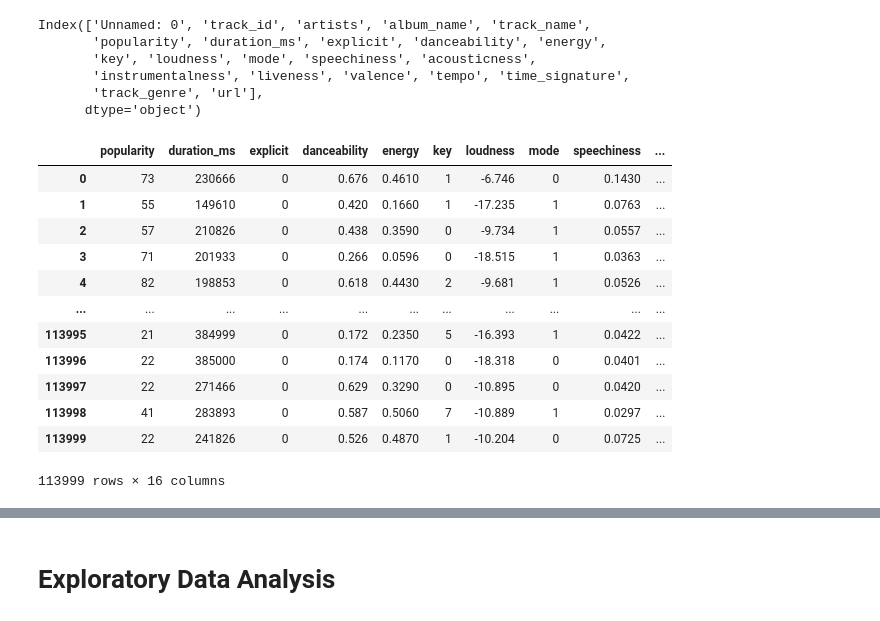
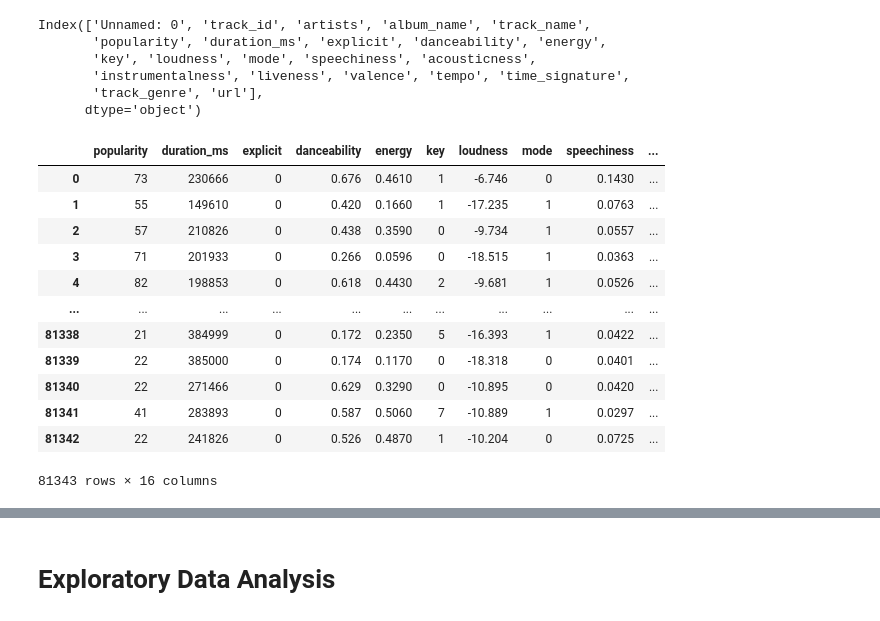
Before and after one commit to Mateoo18/Recommendation-System-Spotify, a Jupyter notebook: main.ipynb, the cells around one changed output, grey strips where cells are left out. Drawn from its saved outputs; the diff is of its cells as text; code cells hidden in the pictures.

```diff
--- a/main.ipynb
+++ b/main.ipynb
@@ -107,14 +112,14 @@ results = []
 track_ids = data['track_id'].tolist()
 url_mapping = {}  # Mapa track_id -> url
 
-for i in range(110602, len(track_ids), batch_size):
-    batch = track_ids[i:i + batch_size] # Pobierz kolejną partię track_id
+for i in range(0, len(track_ids), batch_size):
+    batch = track_ids[i:i + batch_size]
     print(f"Processing batch {i // batch_size + 1} with {len(batch)} tracks...")
     batch_results = get_tracks_urls(batch)
     for track_id, url in batch_results.items():
         data.loc[data['track_id'] == track_id, 'url'] = url
     print(f"Processed {len(batch_results)} records so far. Waiting for 30 seconds...")
-    time.sleep(0.4)  # Opóźnienie między partiami
+    time.sleep(0.4)
 
 
 print("URLs added to the DataFrame!")
@@ -139,3 +158,2 @@ URLs added to the DataFrame!
 # %%
-data.to_csv("csv_with_urls.csv", index=False)
-df=pd.read_csv("csv_with_urls.csv")
+df=pd.read_csv("csv_with_URL_1.csv")
@@ -190,21 +205,25 @@ for i,genre in enumerate(set_track_genre, start=1):
 df['track_genre_number']=df['track_genre'].map(map_track_genre)
 # %%
 df['explicit']=df['explicit'].astype('int')
+# %%
+df.drop_duplicates(subset=['track_name', 'artists'],inplace=True)
+df.drop(['Unnamed: 0'],axis=1,inplace=True)
+df.reset_index(drop=True,inplace=True)
 # %%
 numeric_data=df.select_dtypes(include=['int64','float64'])
-numeric_data.drop(['Unnamed: 0'],axis=1,inplace=True)
+#numeric_data.drop(['Unnamed: 0'],axis=1,inplace=True)
 numeric_data
 # %% [output]
 |  | popularity | duration_ms | explicit | danceability | energy | key | loudness | mode | speechiness | ... |
 | 0 | 73 | 230666 | 0 | 0.676 | 0.4610 | 1 | -6.746 | 0 | 0.1430 | ... |
 | 1 | 55 | 149610 | 0 | 0.420 | 0.1660 | 1 | -17.235 | 1 | 0.0763 | ... |
 | 2 | 57 | 210826 | 0 | 0.438 | 0.3590 | 0 | -9.734 | 1 | 0.0557 | ... |
 | 3 | 71 | 201933 | 0 | 0.266 | 0.0596 | 0 | -18.515 | 1 | 0.0363 | ... |
 | 4 | 82 | 198853 | 0 | 0.618 | 0.4430 | 2 | -9.681 | 1 | 0.0526 | ... |
 | ... | ... | ... | ... | ... | ... | ... | ... | ... | ... | ... |
-| 113995 | 21 | 384999 | 0 | 0.172 | 0.2350 | 5 | -16.393 | 1 | 0.0422 | ... |
-| 113996 | 22 | 385000 | 0 | 0.174 | 0.1170 | 0 | -18.318 | 0 | 0.0401 | ... |
-| 113997 | 22 | 271466 | 0 | 0.629 | 0.3290 | 0 | -10.895 | 0 | 0.0420 | ... |
-| 113998 | 41 | 283893 | 0 | 0.587 | 0.5060 | 7 | -10.889 | 1 | 0.0297 | ... |
-| 113999 | 22 | 241826 | 0 | 0.526 | 0.4870 | 1 | -10.204 | 0 | 0.0725 | ... |
+| 81338 | 21 | 384999 | 0 | 0.172 | 0.2350 | 5 | -16.393 | 1 | 0.0422 | ... |
+| 81339 | 22 | 385000 | 0 | 0.174 | 0.1170 | 0 | -18.318 | 0 | 0.0401 | ... |
+| 81340 | 22 | 271466 | 0 | 0.629 | 0.3290 | 0 | -10.895 | 0 | 0.0420 | ... |
+| 81341 | 41 | 283893 | 0 | 0.587 | 0.5060 | 7 | -10.889 | 1 | 0.0297 | ... |
+| 81342 | 22 | 241826 | 0 | 0.526 | 0.4870 | 1 | -10.204 | 0 | 0.0725 | ... |
-113999 rows × 16 columns
+81343 rows × 16 columns
```
Also changed, not shown: parts of 38 cells of this notebook, 2 other files.
